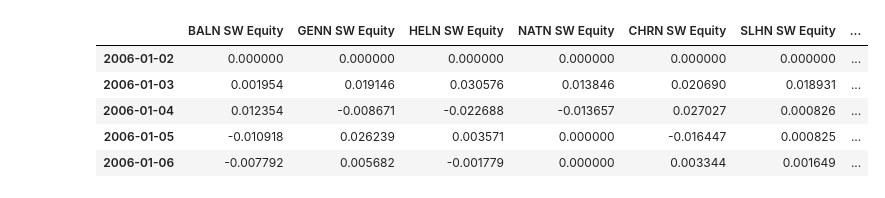
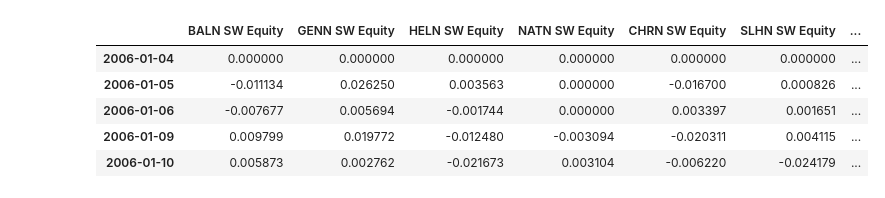
Before and after one commit to lacoupe/BCVS, a Jupyter notebook: SW/sector/sectors_first_draft.ipynb, the cells around one changed output. Cells and saved outputs as stored; diff of their text form; code cells hidden in the pictures.

```diff
--- a/SW/sector/sectors_first_draft.ipynb
+++ b/SW/sector/sectors_first_draft.ipynb
@@ -22,14 +23,13 @@ indice_weight.head()
 | 2006-03-31 | 0.0557 | 0.0027 | 0.0143 | 0.0058 | 0.0243 | 0.0999 | ... |
 | 2006-04-28 | 0.0569 | 0.0027 | 0.0163 | 0.0057 | 0.0237 | 0.1048 | ... |
 # %%
-tickers_perf = pd.read_excel('data/Insurances.xlsx', sheet_name='performance', skiprows=[0,1,2,4,5,6], index_col=0)
-tickers_perf = tickers_perf / 100
-tickers_perf.iloc[0] = 0
-tickers_perf.head()
+prices = pd.read_excel('data/Insurances.xlsx', sheet_name='performance', skiprows=[0,1,2,4,5,6], index_col=0)
+daily_returns = prices.pct_change().fillna(0)
+daily_returns.head()
 # %% [output]
 |  | BALN SW Equity | GENN SW Equity | HELN SW Equity | NATN SW Equity | CHRN SW Equity | SLHN SW Equity | ... |
-| 2006-01-02 | 0.000000 | 0.000000 | 0.000000 | 0.000000 | 0.000000 | 0.000000 | ... |
-| 2006-01-03 | 0.001954 | 0.019146 | 0.030576 | 0.013846 | 0.020690 | 0.018931 | ... |
-| 2006-01-04 | 0.012354 | -0.008671 | -0.022688 | -0.013657 | 0.027027 | 0.000826 | ... |
-| 2006-01-05 | -0.010918 | 0.026239 | 0.003571 | 0.000000 | -0.016447 | 0.000825 | ... |
-| 2006-01-06 | -0.007792 | 0.005682 | -0.001779 | 0.000000 | 0.003344 | 0.001649 | ... |
+| 2006-01-04 | 0.000000 | 0.000000 | 0.000000 | 0.000000 | 0.000000 | 0.000000 | ... |
+| 2006-01-05 | -0.011134 | 0.026250 | 0.003563 | 0.000000 | -0.016700 | 0.000826 | ... |
+| 2006-01-06 | -0.007677 | 0.005694 | -0.001744 | 0.000000 | 0.003397 | 0.001651 | ... |
+| 2006-01-09 | 0.009799 | 0.019772 | -0.012480 | -0.003094 | -0.020311 | 0.004115 | ... |
+| 2006-01-10 | 0.005873 | 0.002762 | -0.021673 | 0.003104 | -0.006220 | -0.024179 | ... |
```
Also changed, not shown: parts of 14 cells of this notebook, 4 other files.
